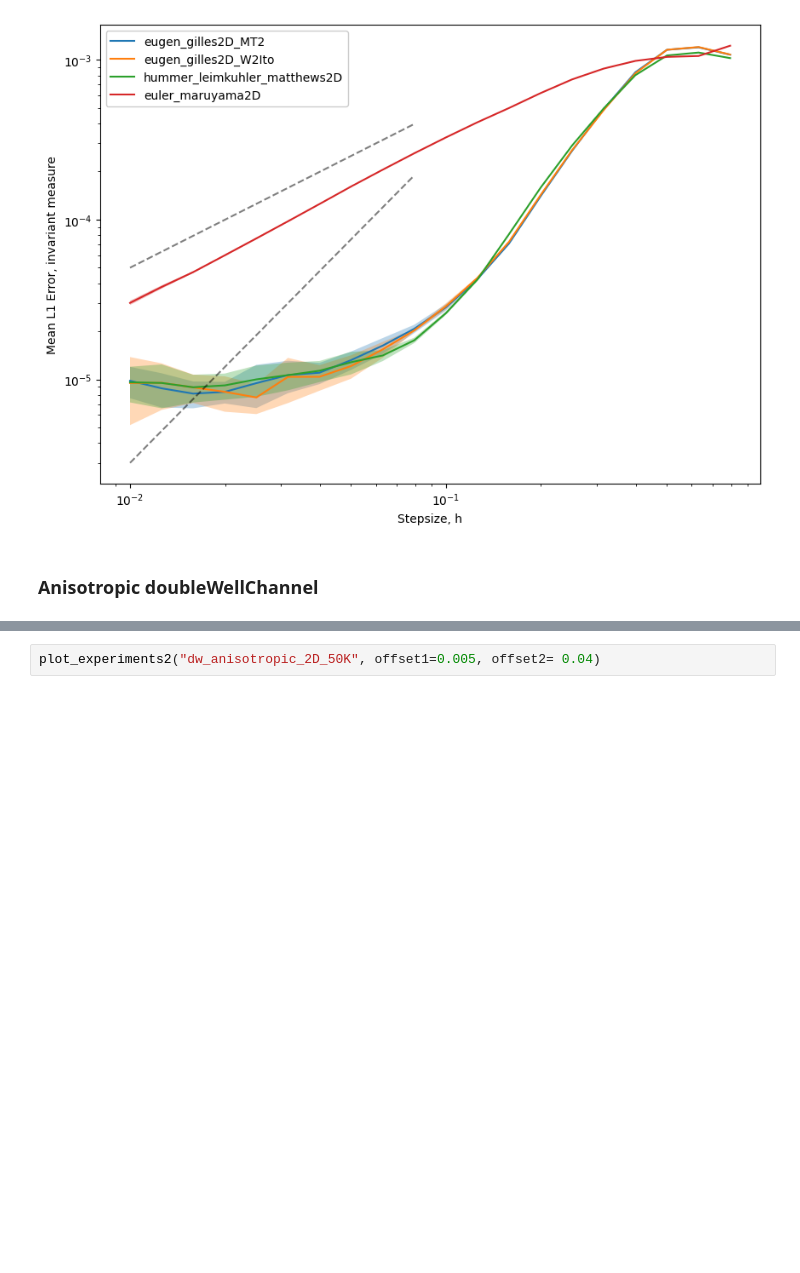
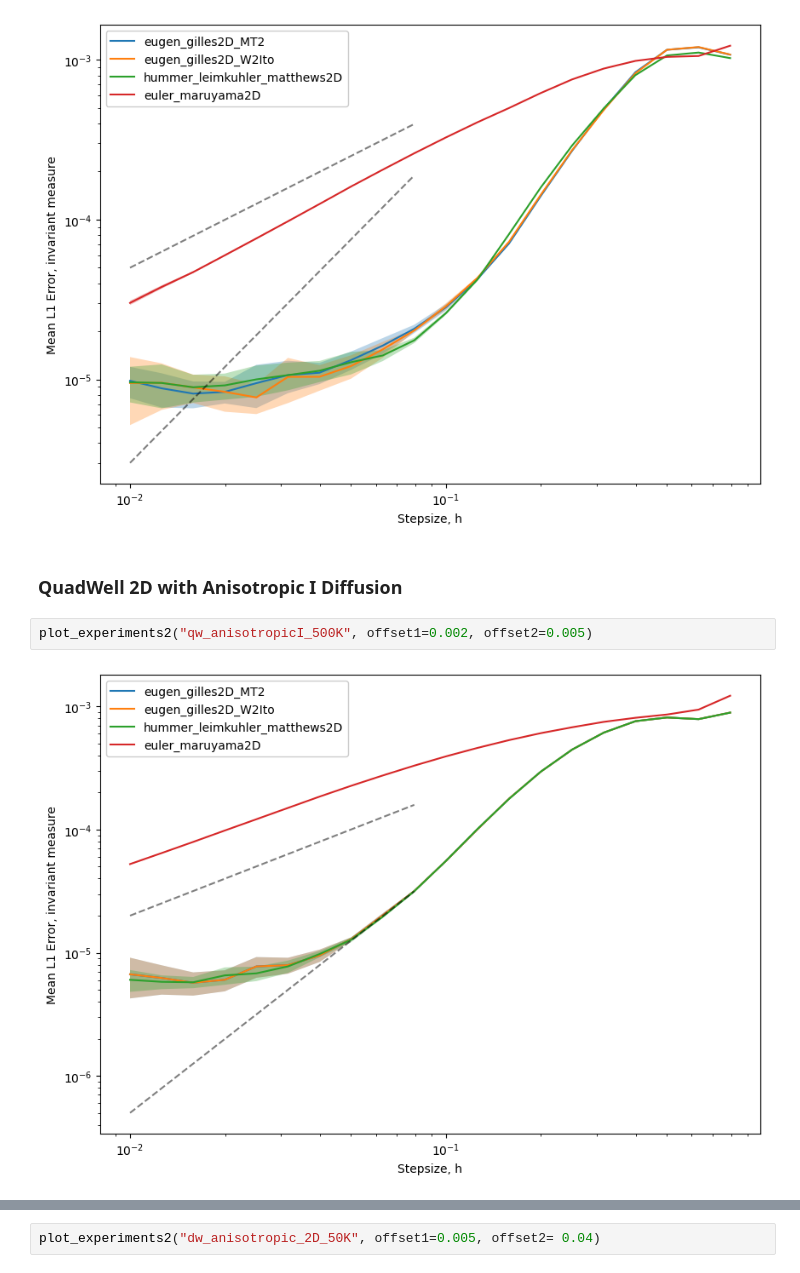
Before and after one commit to dominicp6/Integrators_for_Multiplicative_Noise, a Jupyter notebook: plotting.ipynb, the cells around one changed output, grey strips where cells are left out. Drawn from its saved outputs; the diff is of its cells as text; blank space fills up the shorter version.

Commit message:
new plots 2D experiments

```diff
--- a/plotting.ipynb
+++ b/plotting.ipynb
@@ -262,5 +262,9 @@ plot_times("quartic_cos_noise_1M")
 plot_experiments2("qw_morocardin_2D_500K", offset1=0.005, offset2= 0.03)
 # %% [output]
 [figure]
-# %% [markdown]
-### Anisotropic doubleWellChannel
+# %% [markdown]
+### QuadWell 2D with Anisotropic I Diffusion
+# %%
+plot_experiments2("qw_anisotropicI_500K", offset1=0.002, offset2=0.005)
+# %% [output]
+[figure, added]
```
Also changed, not shown: parts of 12 cells of this notebook.
